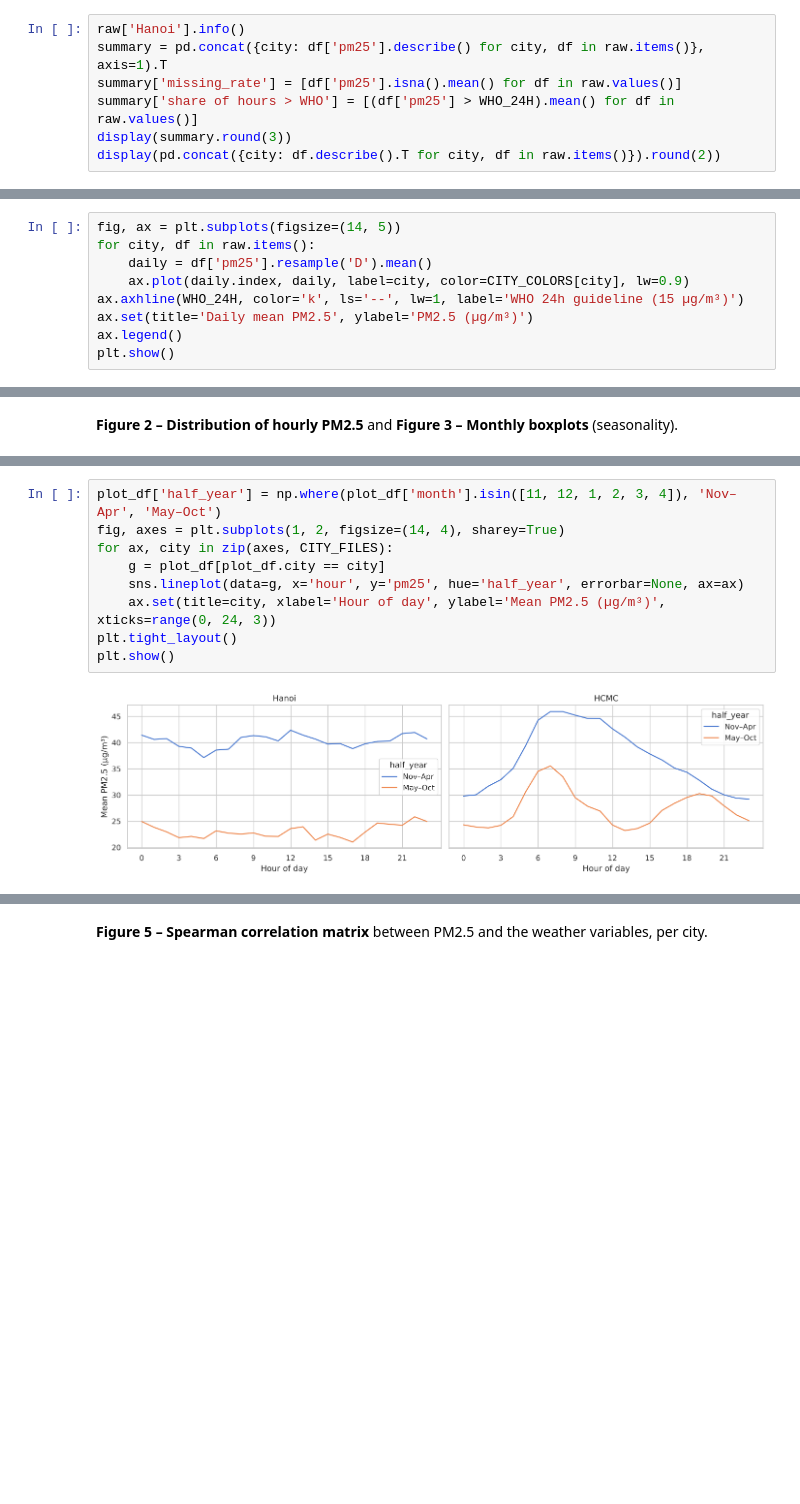
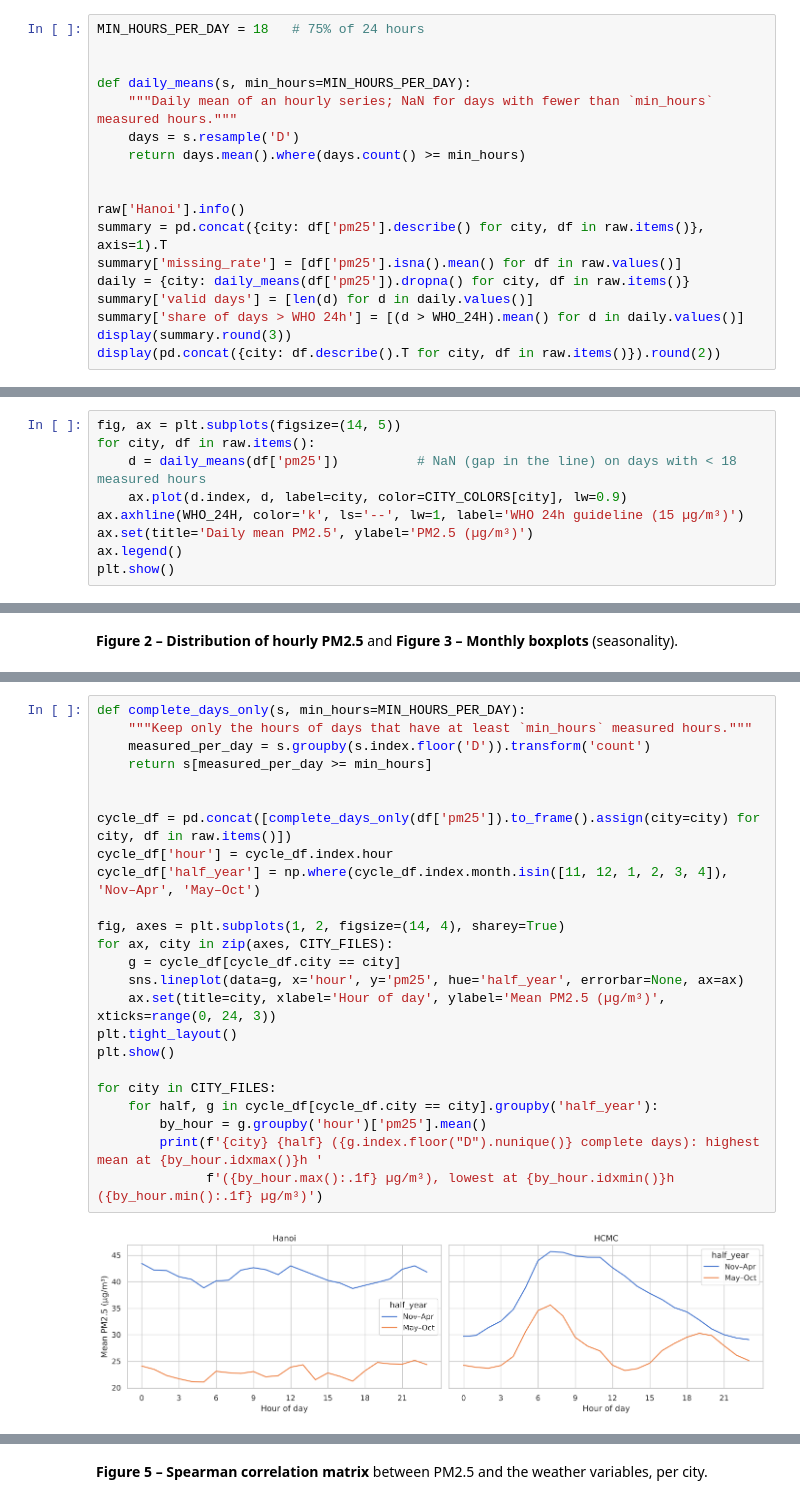
Before and after one commit to perckgg/NTLT, a Jupyter notebook: 03_TimeSeries/result/03_TimeSeries_Air_Quality_executed.ipynb, the cells around one changed output, grey strips where cells are left out. Cells and saved outputs as stored; diff of their text form; blank space fills up the shorter version.

```diff
--- a/03_TimeSeries/result/03_TimeSeries_Air_Quality_executed.ipynb
+++ b/03_TimeSeries/result/03_TimeSeries_Air_Quality_executed.ipynb
@@ -116,8 +119,19 @@ HCMC: 16,056 rows × 10 columns | 2024-12-01 → 2026-09-30 | PM2.5 source: open
 # %%
+MIN_HOURS_PER_DAY = 18   # 75% of 24 hours
+
+
+def daily_means(s, min_hours=MIN_HOURS_PER_DAY):
+    """Daily mean of an hourly series; NaN for days with fewer than `min_hours` measured hours."""
+    days = s.resample('D')
+    return days.mean().where(days.count() >= min_hours)
+
+
 raw['Hanoi'].info()
 summary = pd.concat({city: df['pm25'].describe() for city, df in raw.items()}, axis=1).T
 summary['missing_rate'] = [df['pm25'].isna().mean() for df in raw.values()]
-summary['share of hours > WHO'] = [(df['pm25'] > WHO_24H).mean() for df in raw.values()]
+daily = {city: daily_means(df['pm25']).dropna() for city, df in raw.items()}
+summary['valid days'] = [len(d) for d in daily.values()]
+summary['share of days > WHO 24h'] = [(d > WHO_24H).mean() for d in daily.values()]
 display(summary.round(3))
 display(pd.concat({city: df.describe().T for city, df in raw.items()}).round(2))
 # %% [output]
@@ -164,8 +178,8 @@ memory usage: 1.3 MB
 # %%
 fig, ax = plt.subplots(figsize=(14, 5))
 for city, df in raw.items():
-    daily = df['pm25'].resample('D').mean()
-    ax.plot(daily.index, daily, label=city, color=CITY_COLORS[city], lw=0.9)
+    d = daily_means(df['pm25'])          # NaN (gap in the line) on days with < 18 measured hours
+    ax.plot(d.index, d, label=city, color=CITY_COLORS[city], lw=0.9)
 ax.axhline(WHO_24H, color='k', ls='--', lw=1, label='WHO 24h guideline (15 µg/m³)')
 ax.set(title='Daily mean PM2.5', ylabel='PM2.5 (µg/m³)')
 ax.legend()
@@ -198,11 +235,26 @@ plt.show()
 # %%
-plot_df['half_year'] = np.where(plot_df['month'].isin([11, 12, 1, 2, 3, 4]), 'Nov–Apr', 'May–Oct')
+def complete_days_only(s, min_hours=MIN_HOURS_PER_DAY):
+    """Keep only the hours of days that have at least `min_hours` measured hours."""
+    measured_per_day = s.groupby(s.index.floor('D')).transform('count')
+    return s[measured_per_day >= min_hours]
+
+
+cycle_df = pd.concat([complete_days_only(df['pm25']).to_frame().assign(city=city) for city, df in raw.items()])
+cycle_df['hour'] = cycle_df.index.hour
+cycle_df['half_year'] = np.where(cycle_df.index.month.isin([11, 12, 1, 2, 3, 4]), 'Nov–Apr', 'May–Oct')
+
 fig, axes = plt.subplots(1, 2, figsize=(14, 4), sharey=True)
 for ax, city in zip(axes, CITY_FILES):
-    g = plot_df[plot_df.city == city]
+    g = cycle_df[cycle_df.city == city]
     sns.lineplot(data=g, x='hour', y='pm25', hue='half_year', errorbar=None, ax=ax)
     ax.set(title=city, xlabel='Hour of day', ylabel='Mean PM2.5 (µg/m³)', xticks=range(0, 24, 3))
 plt.tight_layout()
 plt.show()
+
+for city in CITY_FILES:
+    for half, g in cycle_df[cycle_df.city == city].groupby('half_year'):
+        by_hour = g.groupby('hour')['pm25'].mean()
+        print(f'{city} {half} ({g.index.floor("D").nunique()} complete days): highest mean at {by_hour.idxmax()}h '
+              f'({by_hour.max():.1f} µg/m³), lowest at {by_hour.idxmin()}h ({by_hour.min():.1f} µg/m³)')
 # %% [output]
-[figure, old version]
+[figure, new version]
```
Also changed, not shown: parts of 24 cells of this notebook, 13 other files.
